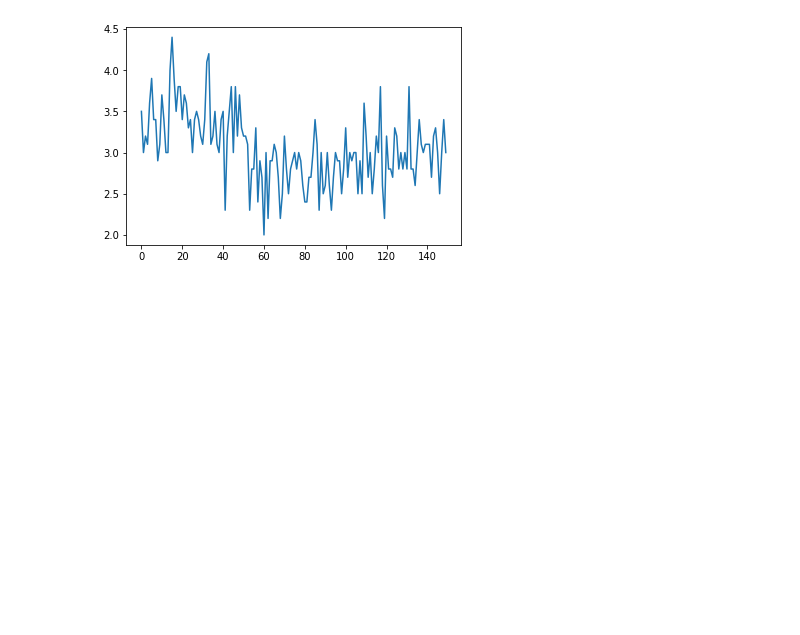
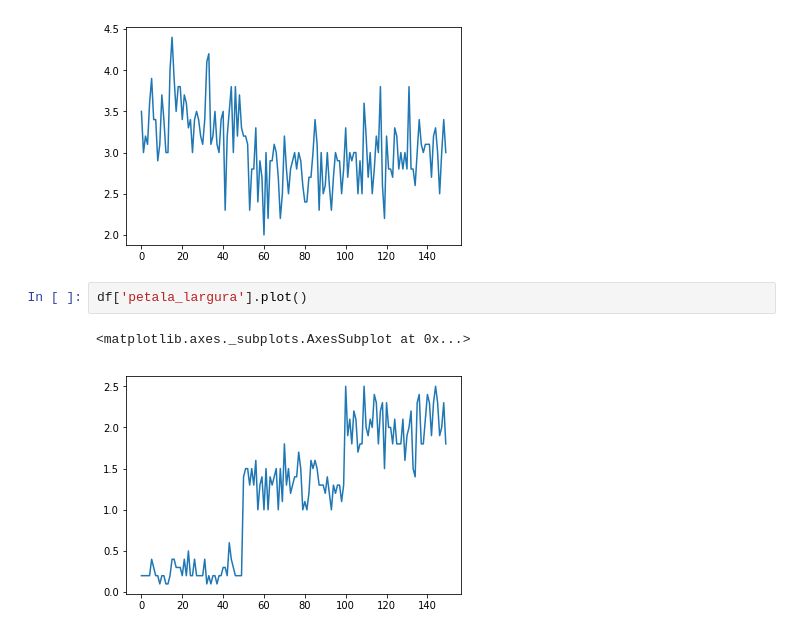
Before and after one commit to nativanando/masters-degree, a Jupyter notebook: mineracao-de-dados/iris-dataset/iris.ipynb, the cells around one changed output. Saved outputs shown, nothing was run; the diff lists cells and outputs as text; blank space fills up the shorter version.

```diff
--- a/mineracao-de-dados/iris-dataset/iris.ipynb
+++ b/mineracao-de-dados/iris-dataset/iris.ipynb
@@ -30,3 +36,8 @@ df['sepala_largura'].plot()
 # %% [output]
 <matplotlib.axes._subplots.AxesSubplot at 0x...>
 [figure]
+# %%
+df['petala_largura'].plot()
+# %% [output]
+<matplotlib.axes._subplots.AxesSubplot at 0x...>
+[figure, added]
```
Also changed, not shown: parts of 11 cells of this notebook.
